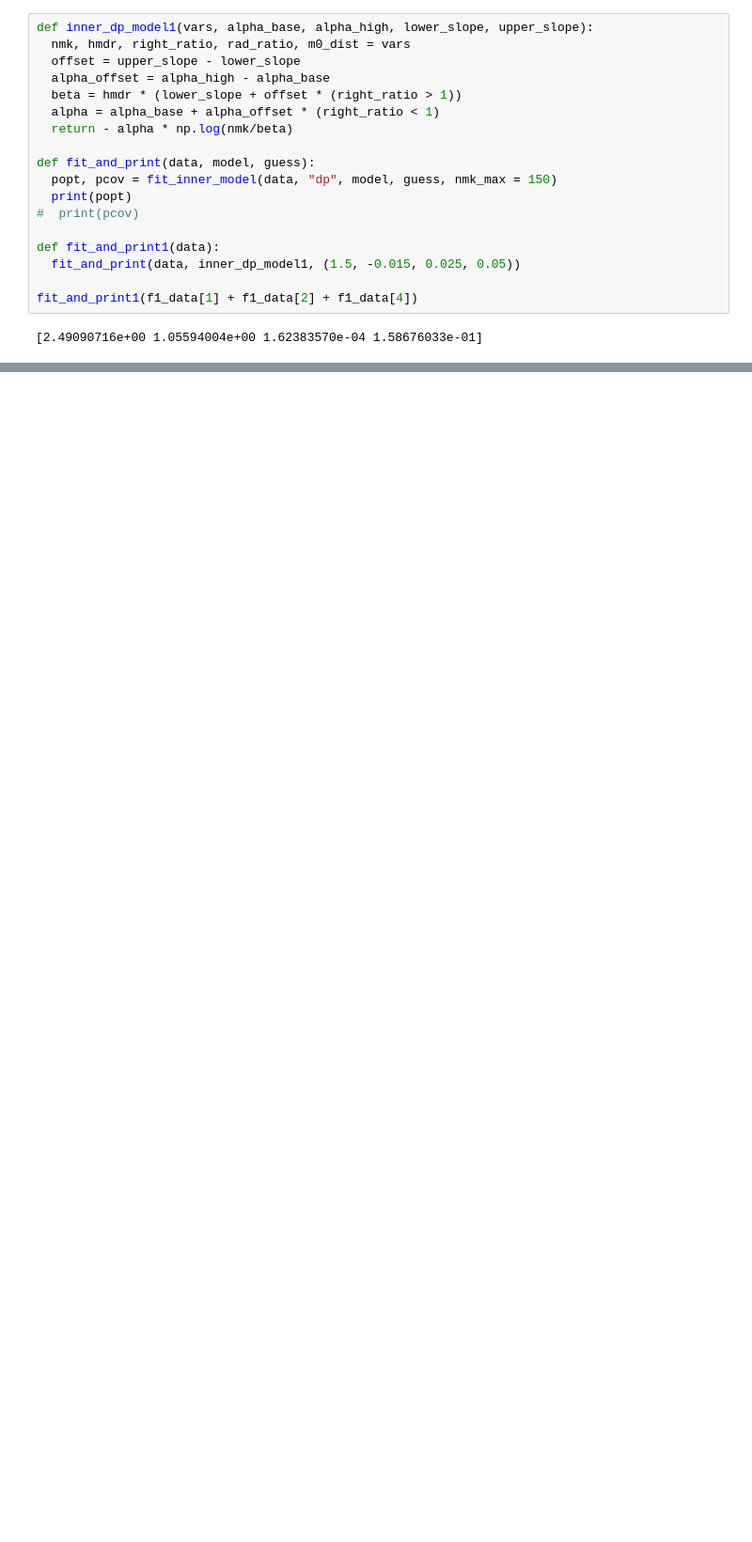
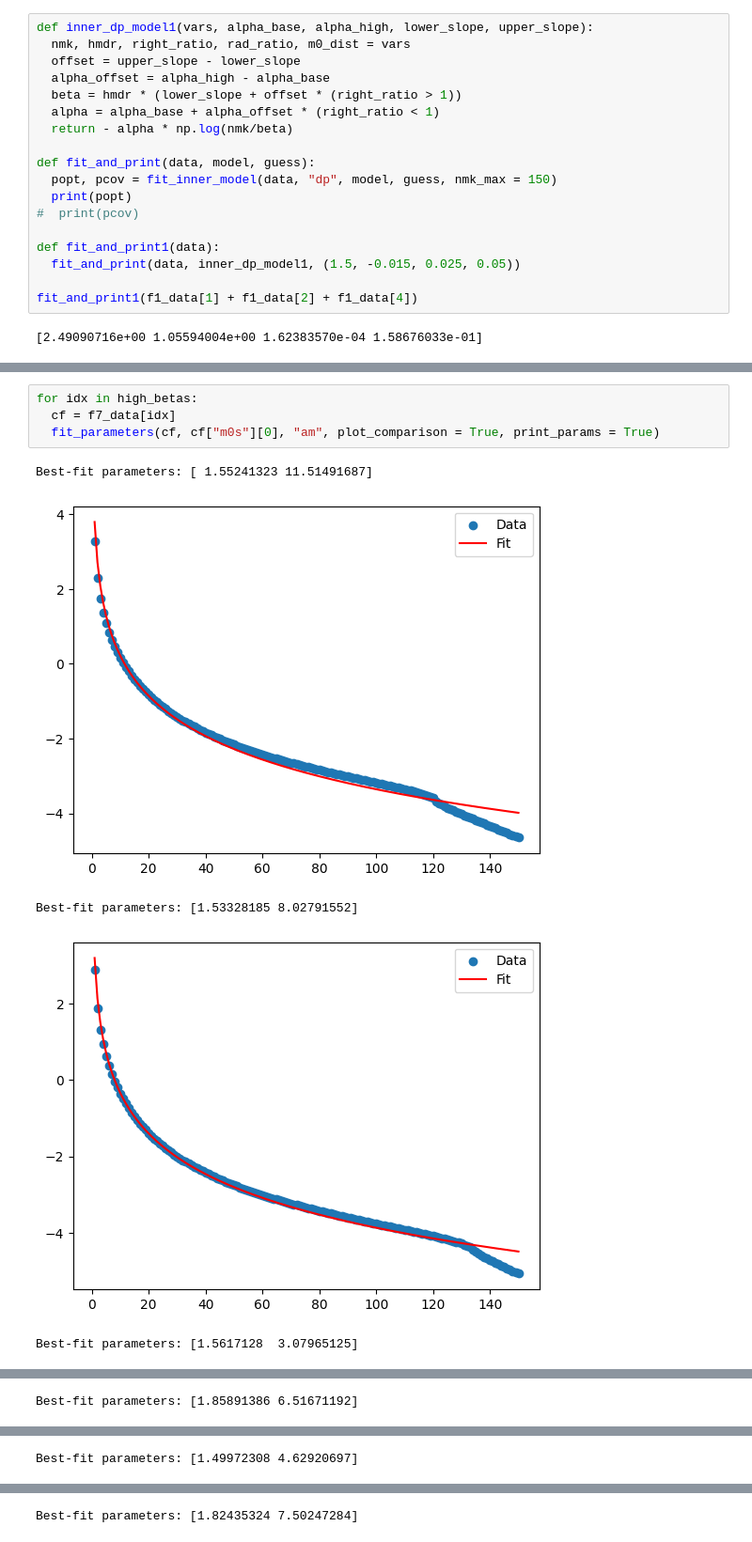
Before and after one commit to symbiotic-engineering/OpenFLASH, a Jupyter notebook: hydro/python/convergence-study/i-region-convergence/predictor.ipynb, the cells around one changed output, grey strips where cells are left out. Shown at 94% size. Saved outputs shown, nothing was run; the diff lists cells and outputs as text; blank space fills up the shorter version.

```diff
--- a/hydro/python/convergence-study/i-region-convergence/predictor.ipynb
+++ b/hydro/python/convergence-study/i-region-convergence/predictor.ipynb
@@ -183,0 +244,10 @@ fit_and_print1(f1_data[1] + f1_data[2] + f1_data[4])
+# %%
+for idx in high_betas:
+  cf = f7_data[idx]
+  fit_parameters(cf, cf["m0s"][0], "am", plot_comparison = True, print_params = True)
+# %% [output]
+Best-fit parameters: [ 1.55241323 11.51491687]
+[figure, added]
+Best-fit parameters: [1.53328185 8.02791552]
+[figure, added]
+Best-fit parameters: [1.5617128  3.07965125]
@@ -183,0 +255 @@ fit_and_print1(f1_data[1] + f1_data[2] + f1_data[4])
+Best-fit parameters: [1.85891386 6.51671192]
@@ -183,0 +257 @@ fit_and_print1(f1_data[1] + f1_data[2] + f1_data[4])
+Best-fit parameters: [1.49972308 4.62920697]
@@ -183,0 +259 @@ fit_and_print1(f1_data[1] + f1_data[2] + f1_data[4])
+Best-fit parameters: [1.82435324 7.50247284]
```
Also changed, not shown: parts of 13 cells of this notebook, 3 other files.
